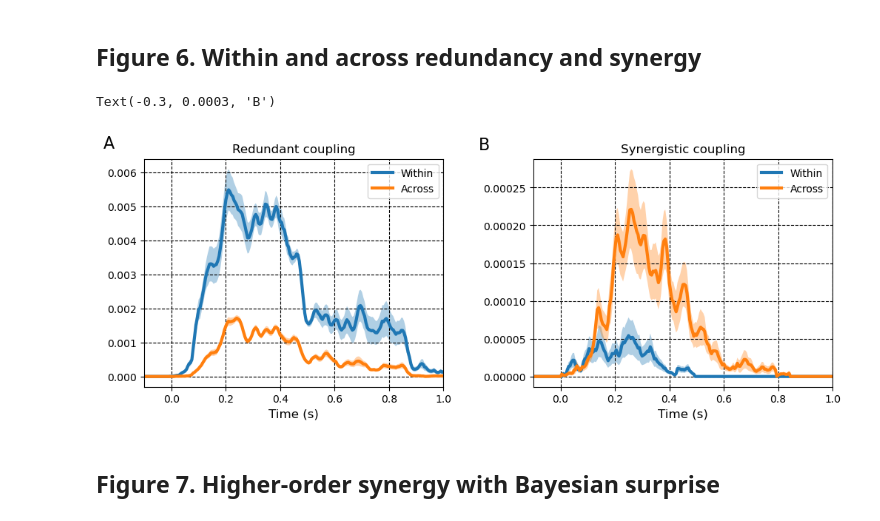
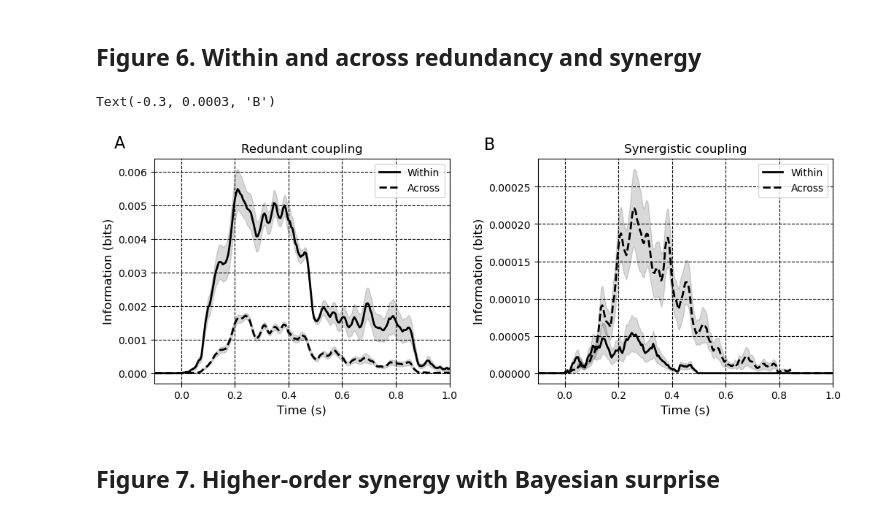
Before and after one commit to brainets/hosi_infogain, a Jupyter notebook: notebooks/main_figures.ipynb, the cells around one changed output. Cells and saved outputs as stored; diff of their text form; code cells hidden in the pictures.

Commit message:
Updated figures

```diff
--- a/notebooks/main_figures.ipynb
+++ b/notebooks/main_figures.ipynb
@@ -469,50 +469,55 @@ plt.subplots_adjust(wspace=0.3)
 # Red
 m1 = np.mean(red_within, axis=0)
 sem1 = np.std(red_within, axis=0)/np.sqrt(np.shape(red_within)[0])/2
-axs[0].plot(times, m1, linewidth=3)
+axs[0].plot(times, m1, linewidth=2, linestyle='-', color='black')
 
 m2 = np.mean(red_across, axis=0)
 sem2 = np.std(red_across, axis=0)/np.sqrt(np.shape(red_across)[0])/2
-axs[0].plot(times, m2, linewidth=3)
+axs[0].plot(times, m2, linewidth=2, linestyle='--', color='black')
 
 # Add legend for blue and orange curves without the shaded areas
 axs[0].legend(['Within', 'Across'])
 
 # Add shaded areas
-axs[0].fill_between(times, m1 - sem1, m1 + sem1 , alpha=0.35)
-axs[0].fill_between(times, m2 - sem2, m2 + sem2 , alpha=0.35)
+axs[0].fill_between(times, m1 - sem1, m1 + sem1 , alpha=0.15, color='black')
+axs[0].fill_between(times, m2 - sem2, m2 + sem2 , alpha=0.15, color='black')
 
 axs[0].set_title('Redundant coupling')
 axs[0].set_xlabel('Time (s)', fontsize=12)
+# y-label
+axs[0].set_ylabel('Information (bits)', fontsize=12)
 axs[0].set_xlim((-0.1, 1.))
 axs[0].grid(True)
 axs[0].text(-0.25, 0.0067, 'A', fontsize=16)
 
 # Syn
 m1 = np.mean(syn_within, axis=0)
 sem1 = np.std(syn_within, axis=0)/np.sqrt(np.shape(syn_within)[0])/2
-axs[1].plot(times, m1, linewidth=3)
+axs[1].plot(times, m1, linewidth=2, linestyle='-', color='black')
 
 m2 = np.mean(syn_across, axis=0)
 sem2 = np.std(syn_across, axis=0)/np.sqrt(np.shape(syn_within)[0])/2
-axs[1].plot(times, m2, linewidth=3)
+axs[1].plot(times, m2, linewidth=2, linestyle='--', color='black')
 
 # Add legend for blue and orange curves without the shaded areas
 axs[1].legend(['Within', 'Across'])
 
 # Add shaded areas
-axs[1].fill_between(times, m1 - sem1, m1 + sem1 , alpha=0.35)
-axs[1].fill_between(times, m2 - sem2, m2 + sem2 , alpha=0.35)
+axs[1].fill_between(times, m1 - sem1, m1 + sem1 , alpha=0.15, color='black')
+axs[1].fill_between(times, m2 - sem2, m2 + sem2 , alpha=0.15, color='black')
 
 
 axs[1].set_title('Synergistic coupling')
 axs[1].set_xlabel('Time (s)', fontsize=12)
+# Set linetype
+# y-label
+axs[1].set_ylabel('Information (bits)', fontsize=12)
 axs[1].set_xlim((-0.1, 1.))
 axs[1].grid(True)
 axs[1].text(-0.3, 0.0003, 'B', fontsize=16)
 # %% [output]
 Text(-0.3, 0.0003, 'B')
-[figure, old version]
+[figure, new version]
 # %% [markdown]
 ## Figure 7. Higher-order synergy with Bayesian surprise
 # %%
```
Also changed, not shown: 1 other file.
